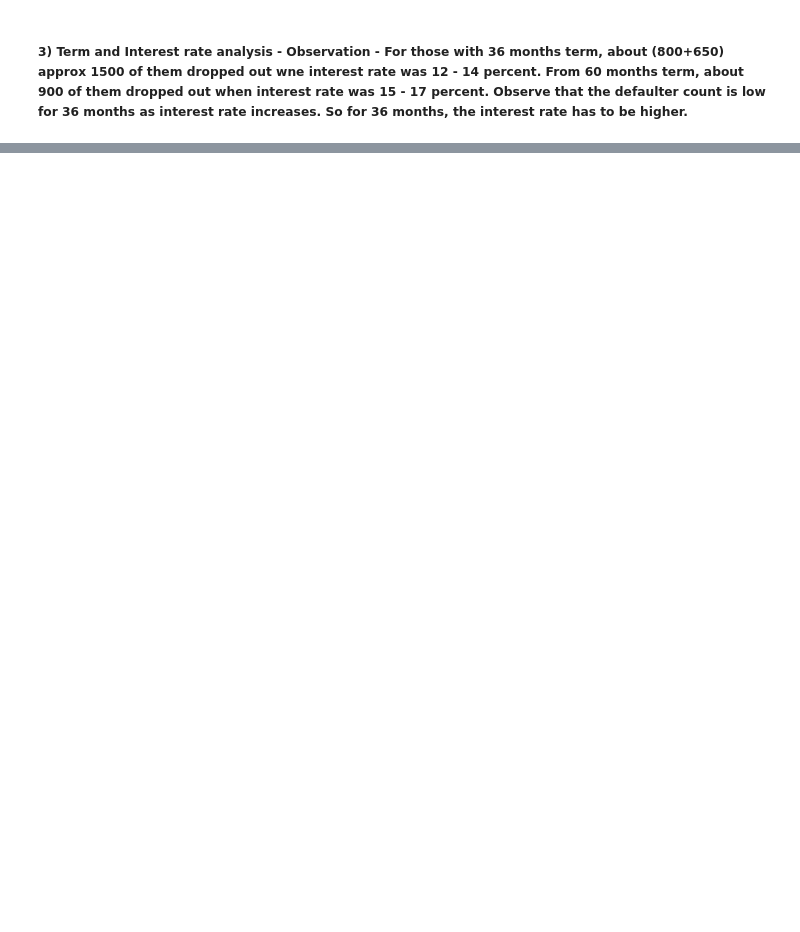
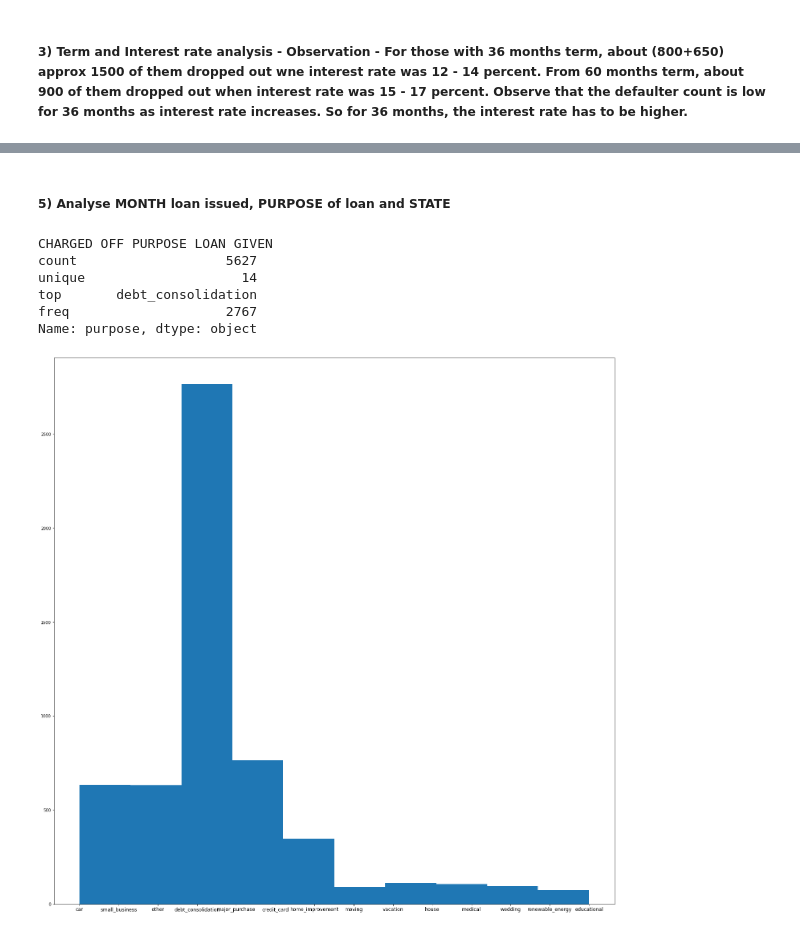
Before and after one commit to Kumaraguru-Muthuraj/_AIML_Code, a Jupyter notebook: _PythonNotebooks/_Course2_Statistics_Essentials/Mod6_Lendingclub_casestudy/LendingClub.ipynb, the cells around one changed output, grey strips where cells are left out. Saved outputs shown, nothing was run; the diff lists cells and outputs as text; code cells hidden in the pictures; blank space fills up the shorter version.

```diff
--- a/_PythonNotebooks/_Course2_Statistics_Essentials/Mod6_Lendingclub_casestudy/LendingClub.ipynb
+++ b/_PythonNotebooks/_Course2_Statistics_Essentials/Mod6_Lendingclub_casestudy/LendingClub.ipynb
@@ -346,0 +356,22 @@ plt.show()
+# %% [markdown]
+ ##### 5) Analyse MONTH loan issued, PURPOSE of loan and STATE
+# %%
+plt.figure(figsize=[25,25])
+plt.rc('xtick', labelsize=12)
+printHistogram('charged off PURPOSE loan given', dfChargedOff['purpose'])
+
+#plt.figure(figsize=[25,25])
+#plt.rc('xtick', labelsize=12)
+#printHistogram('charged off Month loan given, 36 Month term', _36monthChargedOff['purpose'])
+
+#plt.figure(figsize=[25,25])
+#plt.rc('xtick', labelsize=12)
+#printHistogram('charged off Month loan given, 60 Month term', _60monthChargedOff['purpose'])
+# %% [output]
+CHARGED OFF PURPOSE LOAN GIVEN
+count                   5627
+unique                    14
+top       debt_consolidation
+freq                    2767
+Name: purpose, dtype: object
+[figure, added]
```
Also changed, not shown: parts of 15 cells of this notebook.
